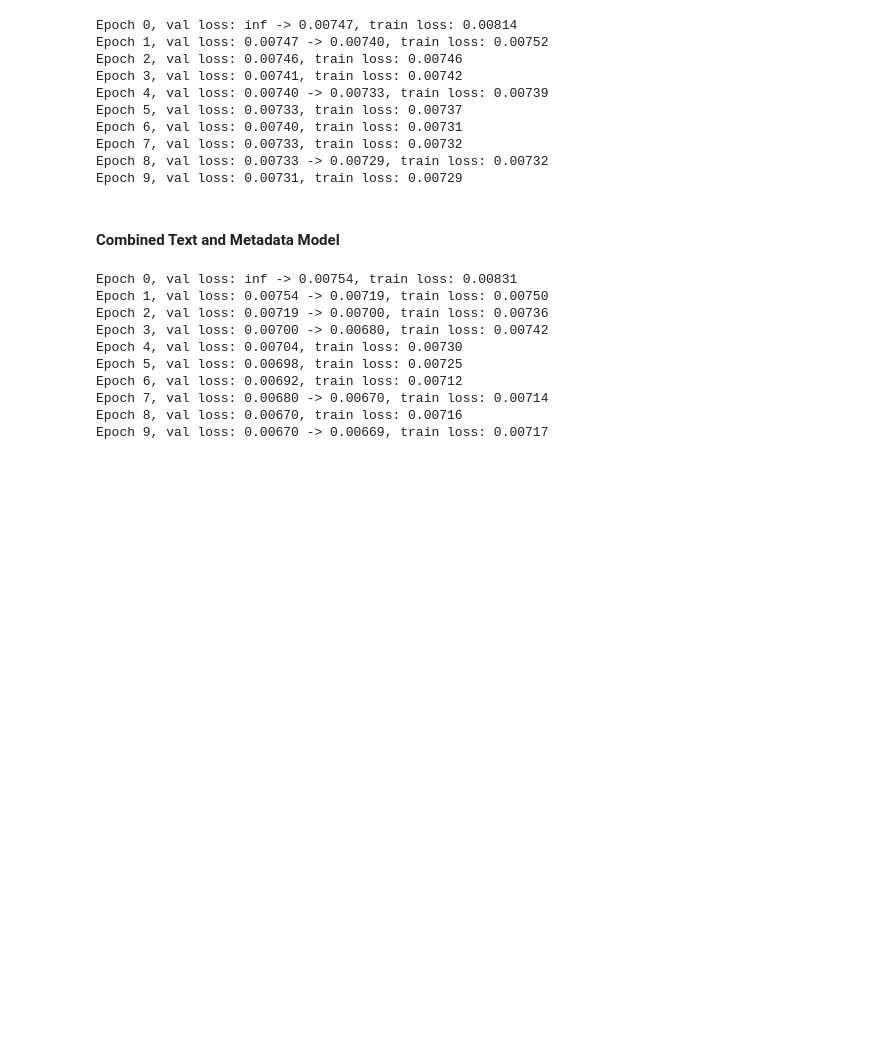
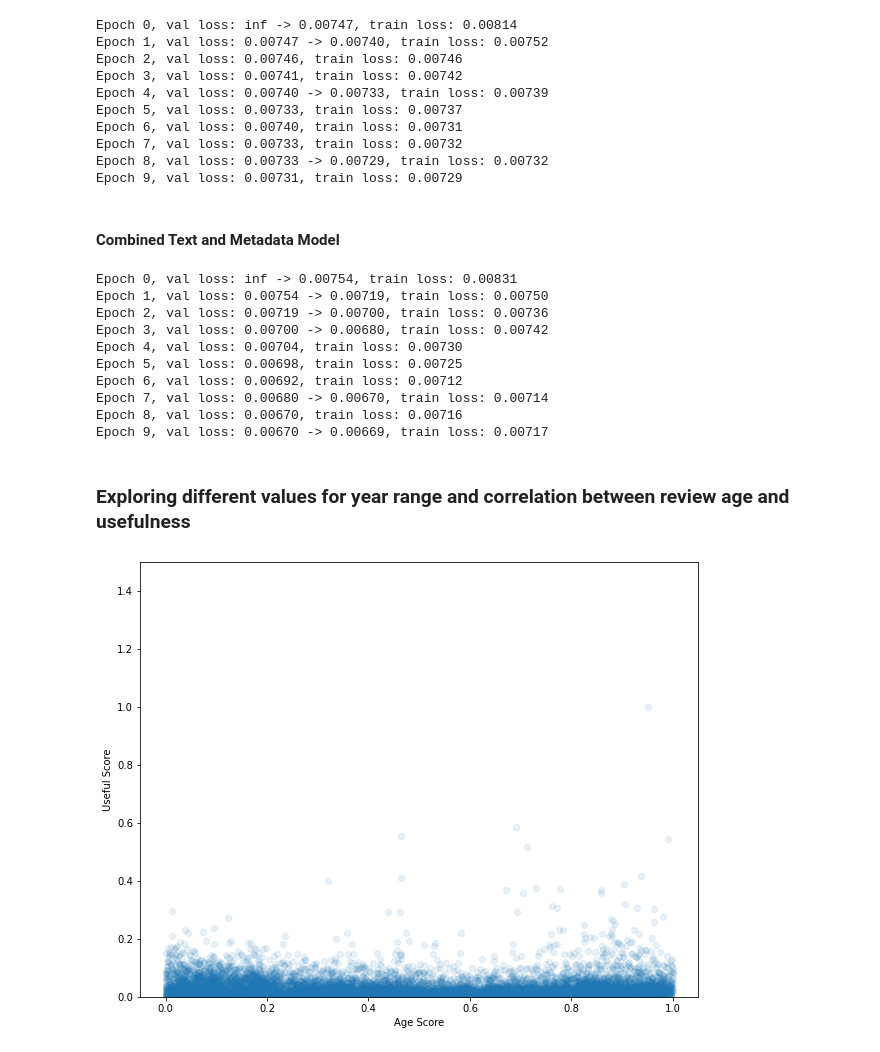
Before and after one commit to jmiano/Med-Review-NLP, a Jupyter notebook: dev_notebooks/Exploratory_Analysis.ipynb, the cells around one changed output. Cells and saved outputs as stored; diff of their text form; code cells hidden in the pictures; blank space fills up the shorter version.

```diff
--- a/dev_notebooks/Exploratory_Analysis.ipynb
+++ b/dev_notebooks/Exploratory_Analysis.ipynb
@@ -387,3 +388,18 @@ Epoch 6, val loss: 0.00692, train loss: 0.00712
 Epoch 7, val loss: 0.00680 -> 0.00670, train loss: 0.00714
 Epoch 8, val loss: 0.00670, train loss: 0.00716
 Epoch 9, val loss: 0.00670 -> 0.00669, train loss: 0.00717
+# %% [markdown]
+### Exploring different values for year range and correlation between review age and usefulness
+# %%
+train, val = load_data('../data/drugsComTrain_raw.csv', year_range=[2009, 2013], usefulCount_range=[0, 100])
+
+fig, ax = plt.subplots(figsize=(10, 8))
+
+ax.scatter(train.ageScore, train.usefulCountCappedNormalized, alpha=0.1)
+ax.set_ylabel('Useful Score')
+ax.set_xlabel('Age Score')
+ax.set_ylim([0, 1.5])
+
+plt.show()
+# %% [output]
+[figure, added]
```
Also changed, not shown: parts of 5 cells of this notebook.
